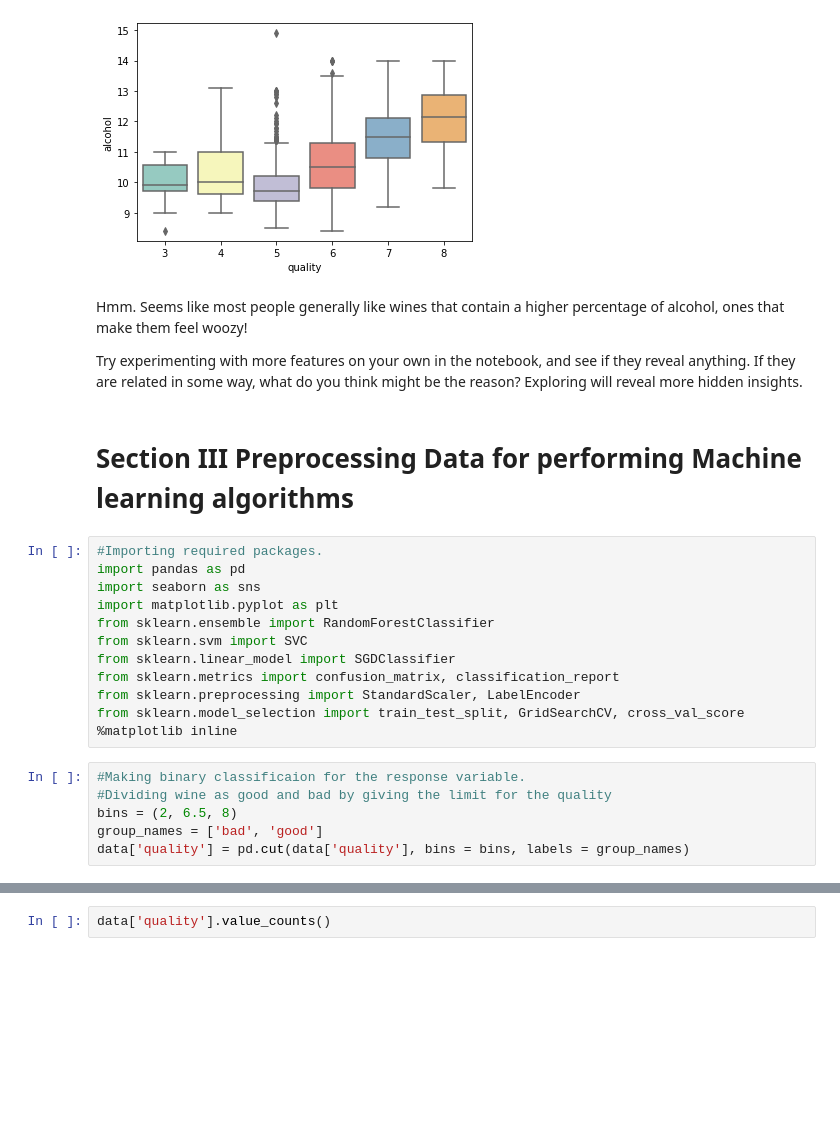
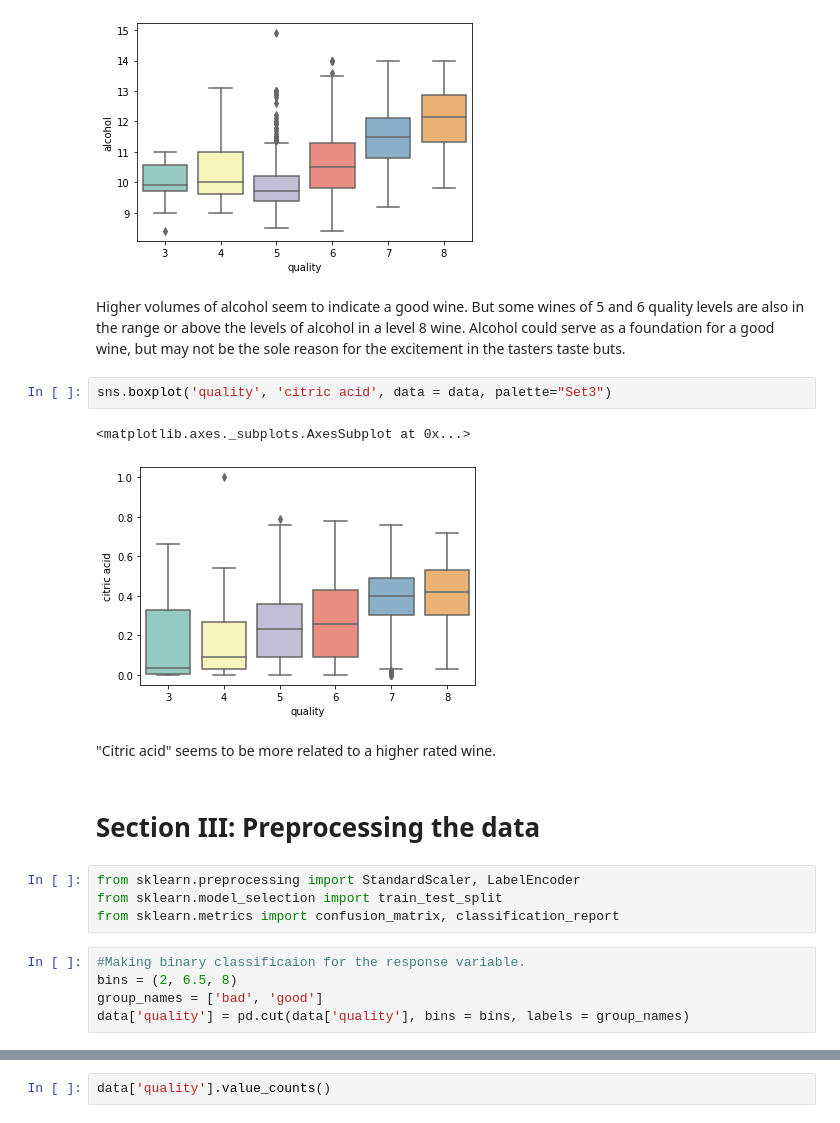
Before and after one commit to Marcel707/Portfolio, a Jupyter notebook: Notebooks/red_vinho_verde_wine_quality.ipynb, the cells around one changed output, grey strips where cells are left out. Cells and saved outputs as stored; diff of their text form; blank space fills up the shorter version.

```diff
--- a/Notebooks/red_vinho_verde_wine_quality.ipynb
+++ b/Notebooks/red_vinho_verde_wine_quality.ipynb
@@ -162,27 +181,23 @@ sns.boxplot('quality', 'alcohol', data = data, palette="Set3")
 # %% [output]
 <matplotlib.axes._subplots.AxesSubplot at 0x...>
 [figure]
-# %% [markdown]
-Hmm. Seems like most people generally like wines that contain a higher percentage of alcohol, ones that make them feel woozy!
-
-Try experimenting with more features on your own in the notebook, and see if they reveal anything. If they are related in some way, what do you think might be the reason? Exploring will reveal more hidden insights.
+# %% [markdown]
+Higher volumes of alcohol seem to indicate a good wine. But some wines of 5 and 6 quality levels are also in the range or above the levels of alcohol in a level 8 wine. Alcohol could serve as  a foundation for a good wine, but may not be the sole reason for the excitement in the tasters taste buts.
+# %%
+sns.boxplot('quality', 'citric acid', data = data, palette="Set3")
+# %% [output]
+<matplotlib.axes._subplots.AxesSubplot at 0x...>
+[figure, added]
+# %% [markdown]
+"Citric acid" seems to be more related to a higher rated wine.
 # %% [markdown]
-# Section III Preprocessing Data for performing Machine learning algorithms
+# Section III: Preprocessing the data
-# %%
-#Importing required packages.
-import pandas as pd
-import seaborn as sns
-import matplotlib.pyplot as plt
-from sklearn.ensemble import RandomForestClassifier
-from sklearn.svm import SVC
-from sklearn.linear_model import SGDClassifier
-from sklearn.metrics import confusion_matrix, classification_report
-from sklearn.preprocessing import StandardScaler, LabelEncoder
-from sklearn.model_selection import train_test_split, GridSearchCV, cross_val_score
-%matplotlib inline
+# %%
+from sklearn.preprocessing import StandardScaler, LabelEncoder
+from sklearn.model_selection import train_test_split
+from sklearn.metrics import confusion_matrix, classification_report
 # %%
 #Making binary classificaion for the response variable.
-#Dividing wine as good and bad by giving the limit for the quality
 bins = (2, 6.5, 8)
 group_names = ['bad', 'good']
 data['quality'] = pd.cut(data['quality'], bins = bins, labels = group_names)
```
Also changed, not shown: parts of 53 cells of this notebook.
